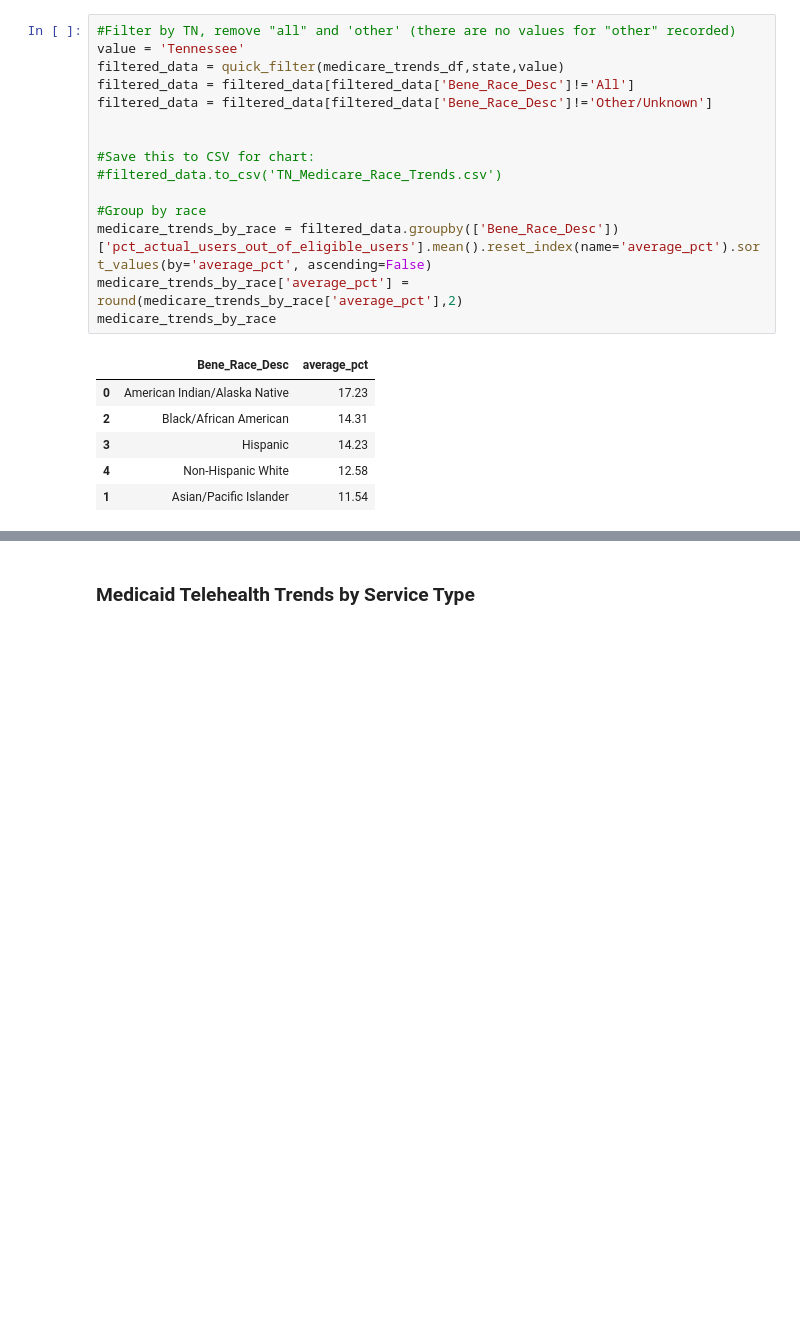
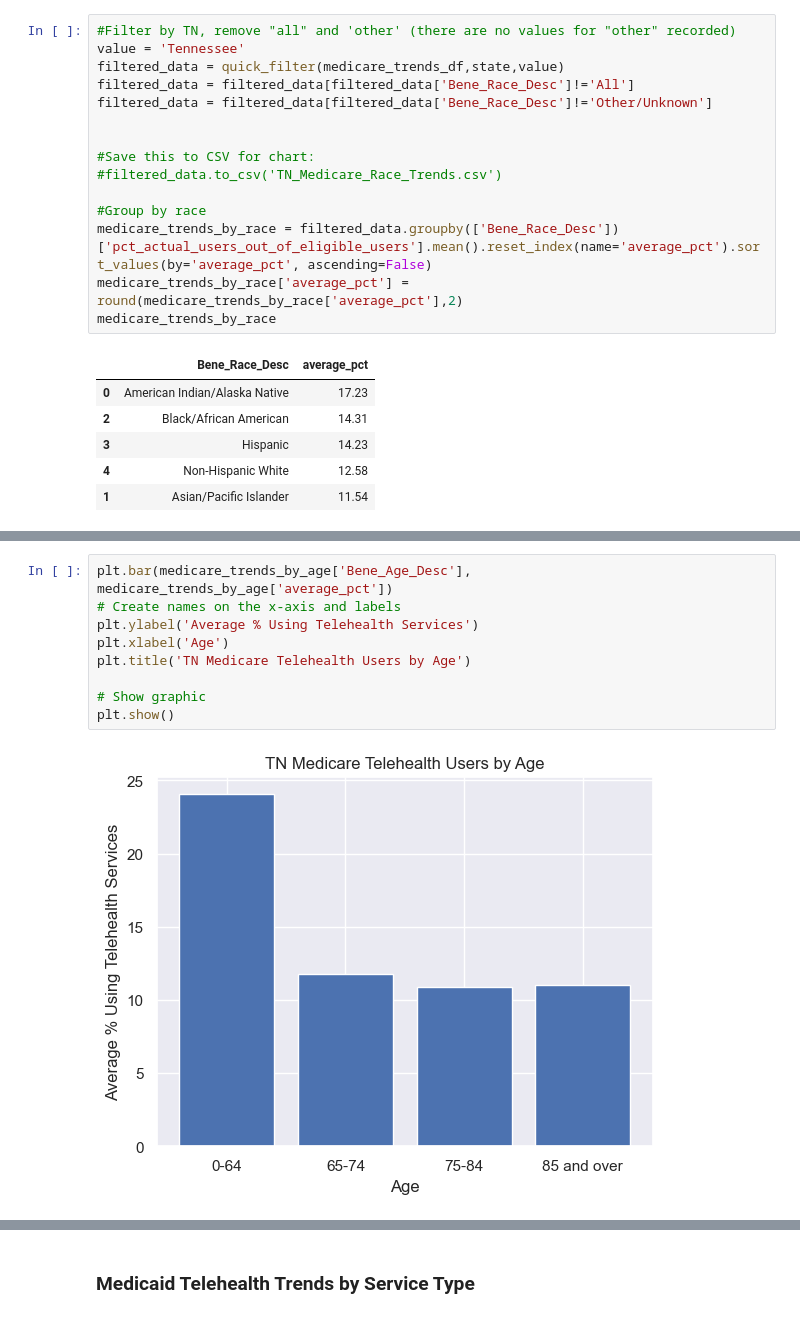
Before and after one commit to MQuarles2012/Telehealth_Analysis, a Jupyter notebook: Capstone Notebook.ipynb, the cells around one changed output, grey strips where cells are left out. Drawn from its saved outputs; the diff is of its cells as text; blank space fills up the shorter version.

```diff
--- a/Capstone Notebook.ipynb
+++ b/Capstone Notebook.ipynb
@@ -304,0 +337,11 @@ plt.show()
+# %%
+plt.bar(medicare_trends_by_age['Bene_Age_Desc'], medicare_trends_by_age['average_pct'])
+# Create names on the x-axis and labels
+plt.ylabel('Average % Using Telehealth Services')
+plt.xlabel('Age')
+plt.title('TN Medicare Telehealth Users by Age')
+
+# Show graphic
+plt.show()
+# %% [output]
+[figure, added]
```
Also changed, not shown: parts of 18 cells of this notebook, 1 other file.
